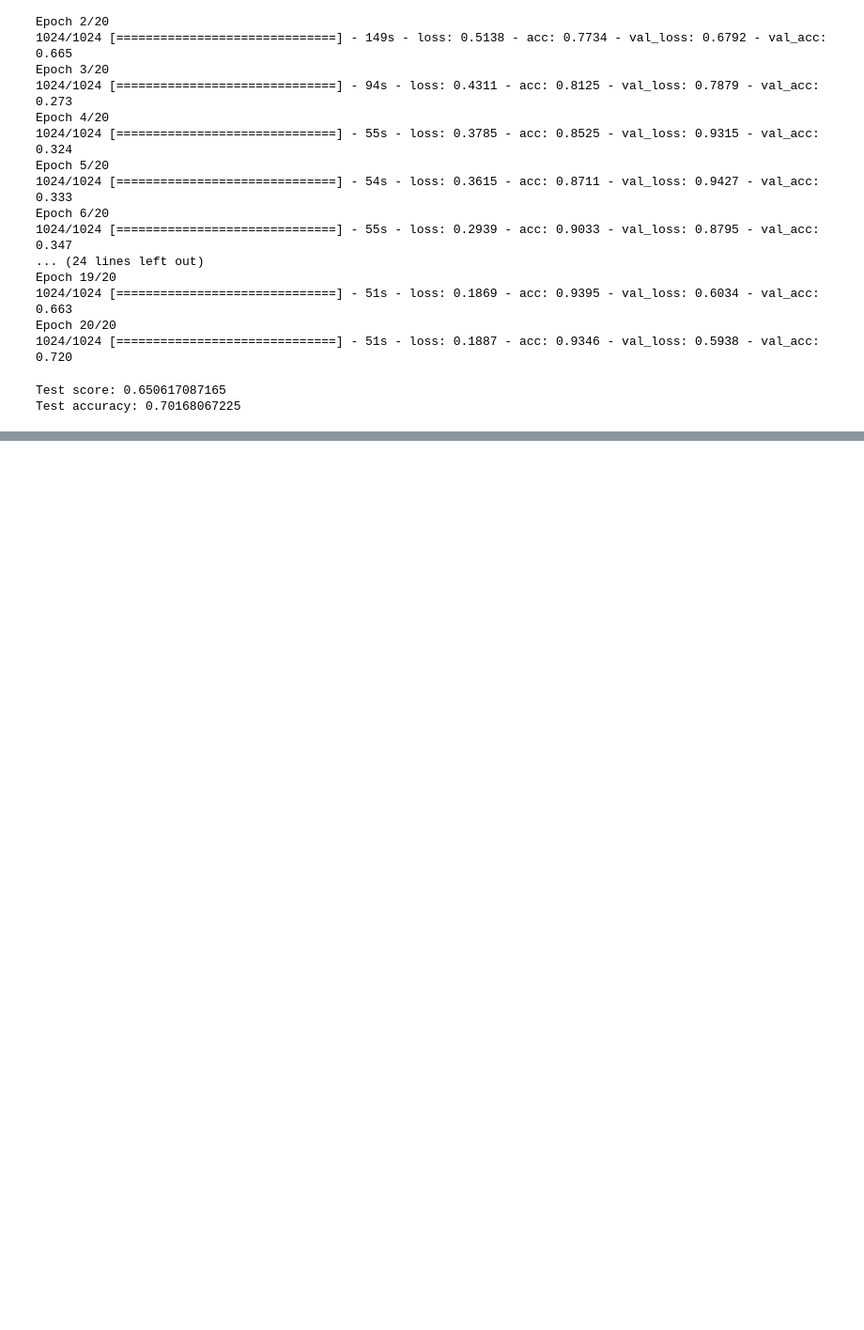
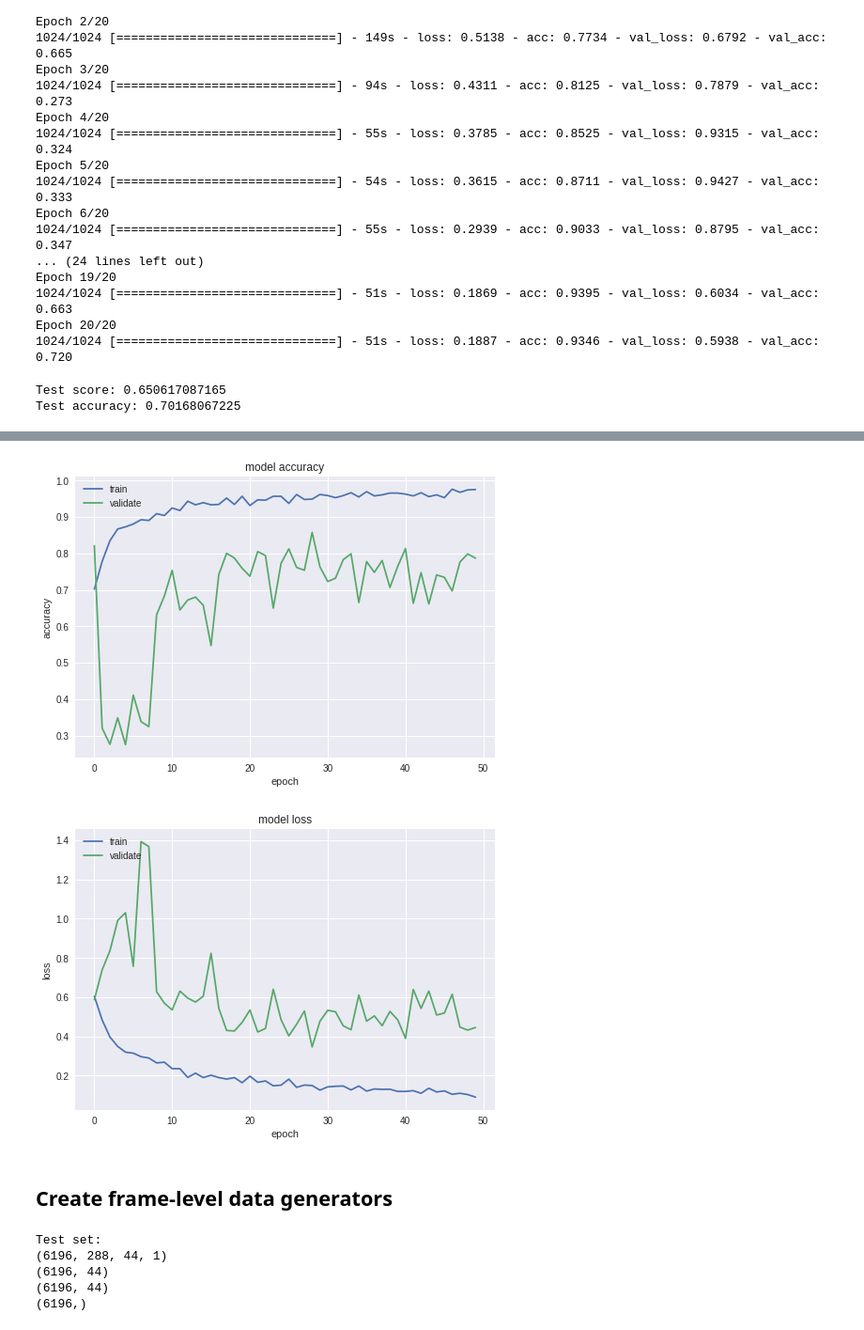
Before and after one commit to bmcfee/miasma, a Jupyter notebook: notebooks/binary_mil.ipynb, the cells around one changed output, grey strips where cells are left out. Shown at 94% size. Cells and saved outputs as stored; diff of their text form; code cells hidden in the pictures; blank space fills up the shorter version.

```diff
--- a/notebooks/binary_mil.ipynb
+++ b/notebooks/binary_mil.ipynb
@@ -816,0 +971,8 @@ Test accuracy: 0.70168067225
+# %%
+# TRAIN MODEL WITH NEW LAYER NAMES
+checkpointer = ModelCheckpoint(filepath="/scratch/js7561/datasets/MedleyDB_output/models/notebook/weights.hdf5",
+                               verbose=0, save_best_only=True)
+samples_per_epoch = 1024
+nb_epochs = 50
+history = model.fit_generator(train_generator, samples_per_epoch, nb_epochs, verbose=1,
+                              validation_data=(X_val, Y_val), callbacks=[checkpointer])
@@ -816,0 +997,20 @@ Test accuracy: 0.70168067225
+# %%
+# summarize history for accuracy
+plt.plot(history.history['acc'])
+plt.plot(history.history['val_acc'])
+plt.title('model accuracy')
+plt.ylabel('accuracy')
+plt.xlabel('epoch')
+plt.legend(['train', 'validate'], loc='upper left')
+plt.show()
+# summarize history for loss
+plt.plot(history.history['loss'])
+plt.plot(history.history['val_loss'])
+plt.title('model loss')
+plt.ylabel('loss')
+plt.xlabel('epoch')
+plt.legend(['train', 'validate'], loc='upper left')
+plt.show()
+# %% [output]
+[figure, added]
+[figure, added]
@@ -816,0 +1041,2 @@ Test accuracy: 0.70168067225
+# %% [markdown]
+## Create frame-level data generators
@@ -816,0 +1136,28 @@ Test accuracy: 0.70168067225
+# %%
+X_test = []
+Y_test = []
+ACT_test = []
+ID_test = []
+
+for batch in test_generator.generate():
+    X_test.extend(batch['X'])
+    Y_test.extend(batch['Y'])
+    ACT_test.extend(batch['ACT'])
+    ID_test.extend(batch['ID'])
+
+X_test = np.asarray(X_test)
+Y_test = np.asarray(Y_test)
+ACT_test = np.asarray(ACT_test)
+ID_test = np.asarray(ID_test)
+
+print('Test set:')
+print(X_test.shape)
+print(Y_test.shape)
+print(ACT_test.shape)
+print(ID_test.shape)
+# %% [output]
+Test set:
+(6196, 288, 44, 1)
+(6196, 44)
+(6196, 44)
+(6196,)
```
Also changed, not shown: parts of 16 cells of this notebook.
